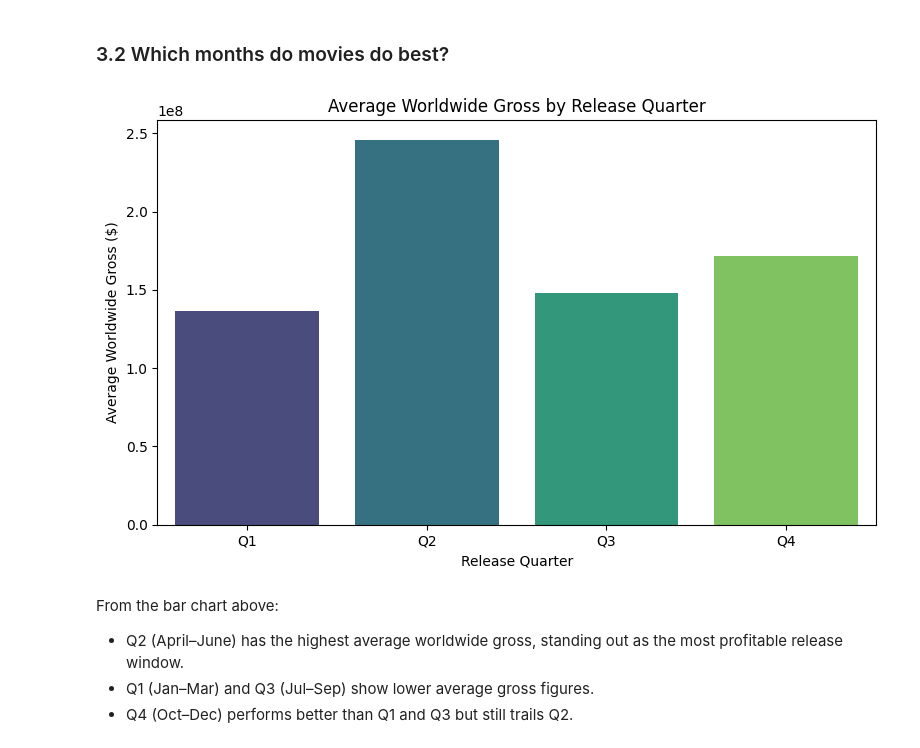
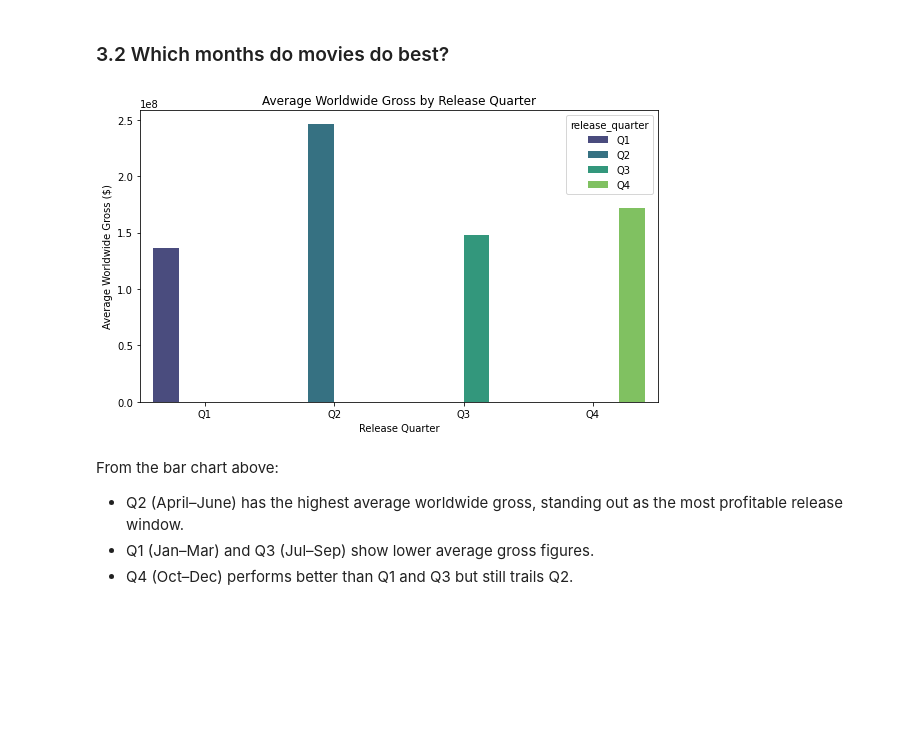
Before and after one commit to tingly-amua/Box-Office-Movie-Analysis, a Jupyter notebook: project.ipynb, the cells around one changed output. Cells and saved outputs as stored; diff of their text form; code cells hidden in the pictures; blank space fills up the shorter version.

```diff
--- a/project.ipynb
+++ b/project.ipynb
@@ -505,35 +506,35 @@ def parse_currency(x):
 full_df['worldwide_gross'] = full_df['worldwide_gross'].apply(parse_currency)
 
 # Parse release month from release_date
 full_df['release_date'] = pd.to_datetime(full_df['release_date'], errors='coerce')
 full_df['release_month'] = full_df['release_date'].dt.month
 
 # Map months to quarters
 def month_to_quarter(month):
     if month in [1, 2, 3]: return 'Q1'
     elif month in [4, 5, 6]: return 'Q2'
     elif month in [7, 8, 9]: return 'Q3'
     elif month in [10, 11, 12]: return 'Q4'
     else: return 'Unknown'
 
 full_df['release_quarter'] = full_df['release_month'].apply(month_to_quarter)
 
 # Drop missing values
 full_df = full_df.dropna(subset=['worldwide_gross', 'release_quarter'])
 
 # Group by quarter and calculate mean revenue
 revenue_by_quarter = full_df.groupby('release_quarter')['worldwide_gross'].mean().reindex(['Q1', 'Q2', 'Q3', 'Q4'])
 
 # Plot results
 plt.figure(figsize=(8, 5))
-sns.barplot(x=revenue_by_quarter.index, y=revenue_by_quarter.values, hue=revenue_by_quarter.index, palette='viridis', legend=False)
+sns.barplot(x=revenue_by_quarter.index, y=revenue_by_quarter.values, hue=revenue_by_quarter.index, palette='viridis')
 plt.title('Average Worldwide Gross by Release Quarter')
 plt.ylabel('Average Worldwide Gross ($)')
 plt.xlabel('Release Quarter')
 plt.tight_layout()
 plt.show()
 # %% [output]
-[figure, old version]
+[figure, new version]
 # %% [markdown]
 From the bar chart above:
 * Q2 (April–June) has the highest average worldwide gross, standing out as the most profitable release window.
```
Also changed, not shown: parts of 20 cells of this notebook.
